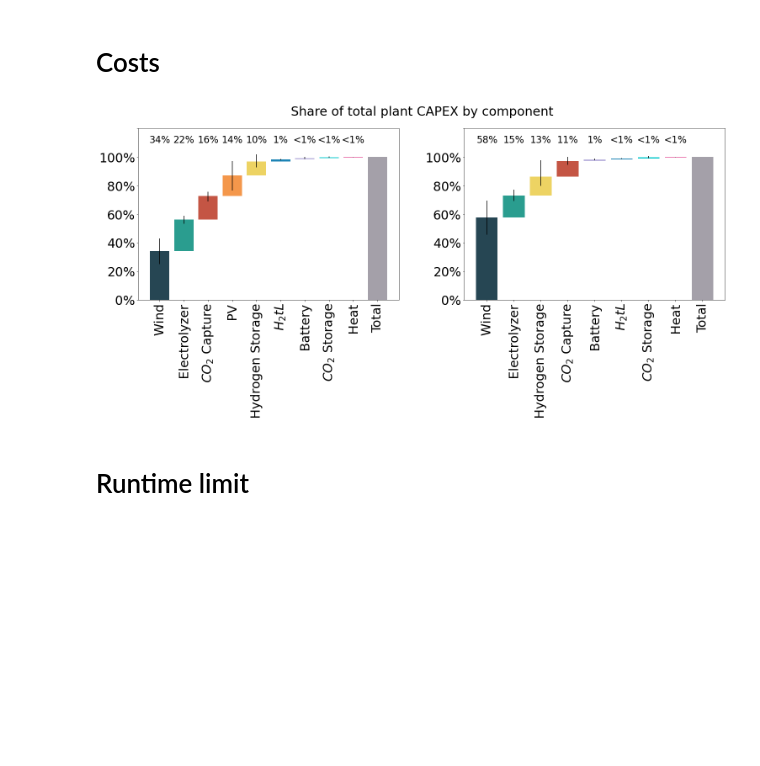
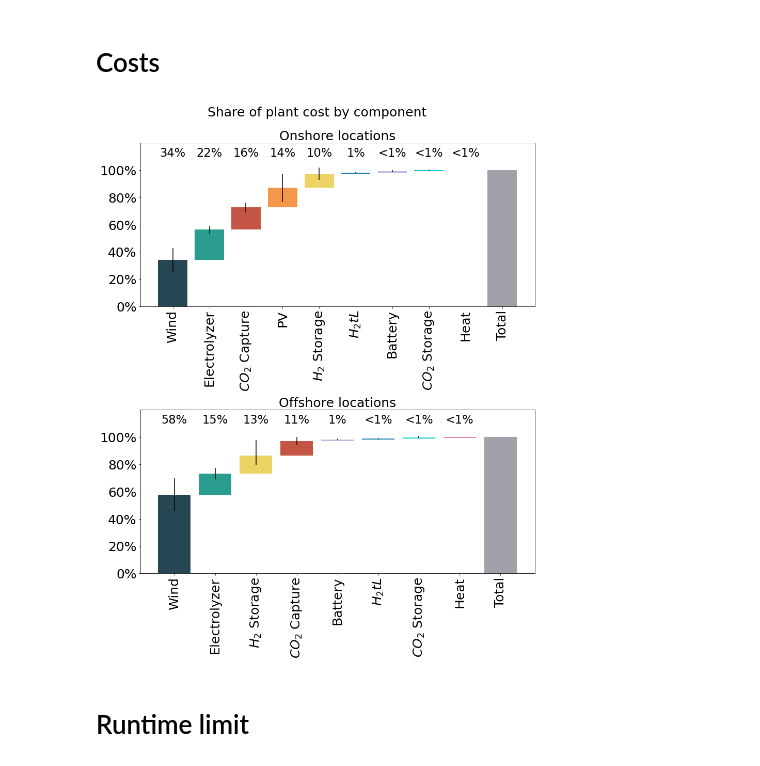
Before and after one commit to kwdseymour/EuroSAFs, a Jupyter notebook: scripts/analysis/SI_figures.ipynb, the cells around one changed output. Saved outputs shown, nothing was run; the diff lists cells and outputs as text; code cells hidden in the pictures; blank space fills up the shorter version.

Commit message:
Update cost share plot formatting

```diff
--- a/scripts/analysis/SI_figures.ipynb
+++ b/scripts/analysis/SI_figures.ipynb
@@ -214,7 +214,7 @@ col_name_map = {
     'electrolyzer_NPV':'Electrolyzer',
     'CO2_NPV':'$CO_{2}$ Capture',
     'PV_NPV':'PV',
-    'H2stor_NPV':'Hydrogen Storage',
+    'H2stor_NPV':'$H_{2}$ Storage',
     'H2tL_NPV':'$H_{2}tL$',
     'battery_NPV':'Battery',
     'CO2stor_NPV':'$CO_{2}$ Storage',
@@ -222,8 +222,8 @@ col_name_map = {
     'verify_NPV':'Total'
 }
 
-fig,axes = plt.subplots(ncols=2, figsize=(25,7.5))
-fontsize = 30
+fig,axes = plt.subplots(nrows=2, figsize=(12,15))
+fontsize = 25
 
 for i,shore_designation,cols in zip([0,1],['onshore','offshore'],[onshore_npv_cols,offshore_npv_cols]):
     npv_share = costs_df.loc[costs_df['shore_designation']==shore_designation,cols]
@@ -233,38 +233,40 @@ for i,shore_designation,cols in zip([0,1],['onshore','offshore'],[onshore_npv_co
 
     npv_share_cumsum = npv_share.cumsum()
     npv_share_cumsum.iloc[-1] = npv_share.iloc[-1]
     npv_share_cumsum_mask = npv_share_cumsum.shift()
     npv_share_cumsum_mask.iloc[-1] = 0
 
 
 
     yerr1 = npv_share['mean'] - npv_share['5%']
     yerr2 = npv_share['95%'] - npv_share['mean']
     axes[i].bar(npv_share_cumsum.index.map(col_name_map), npv_share_cumsum['mean'], yerr=[yerr1,yerr2], color=npv_share_cumsum.index.map(colormap))
     axes[i].bar(npv_share_cumsum_mask.index.map(col_name_map), npv_share_cumsum_mask['mean'], color='white')
     for tick in axes[i].get_xticklabels():
         tick.set_rotation(90)
 
     for j,comp_share in enumerate(npv_share['mean'].iloc[:-1]):
         if comp_share<1:
             text = '<1%'
         else:
             text = f'{comp_share:.0f}%'
-        axes[i].annotate(text, (j,110), fontsize=fontsize*0.75, ha='center')
+        axes[i].annotate(text, (j,110), fontsize=fontsize*0.9, ha='center')
     axes[i].tick_params(labelsize=fontsize)
 
     axes[i].set_ylim(0,118)
     axes[i].yaxis.set_ticks(axes[i].get_yticks()) # This line is only intended to supress a warning resulting from the following
     new_ticks = [f'{x:.0f}%' for x in axes[i].get_yticks()]
     new_ticks[-1] = ''
     axes[i].set_yticklabels(new_ticks)
 
-fig.suptitle('Share of total plant CAPEX by component', fontsize=fontsize)
-plt.subplots_adjust(hspace=0,wspace=0.25)
-# plt.tight_layout()
+axes[0].set_title('Onshore locations', fontsize=fontsize)
+axes[1].set_title('Offshore locations', fontsize=fontsize)
+fig.suptitle('Share of plant cost by component', y=1, fontsize=fontsize)
+# plt.subplots_adjust(hspace=0,wspace=0.25)
+plt.tight_layout()
 plt.savefig('../../gfx/cost_share.png', bbox_inches='tight', dpi=400)
 # %% [output]
-[figure, old version]
+[figure, new version]
 # %% [markdown]
 # Runtime limit
 # %%
```
Also changed, not shown: 1 other file.
